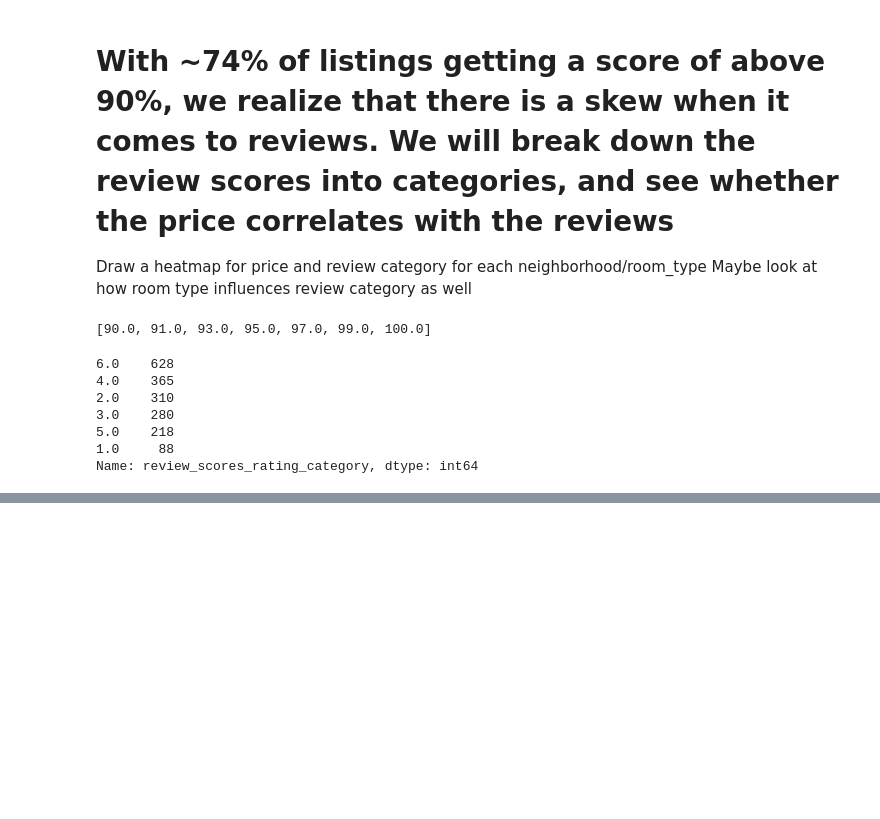
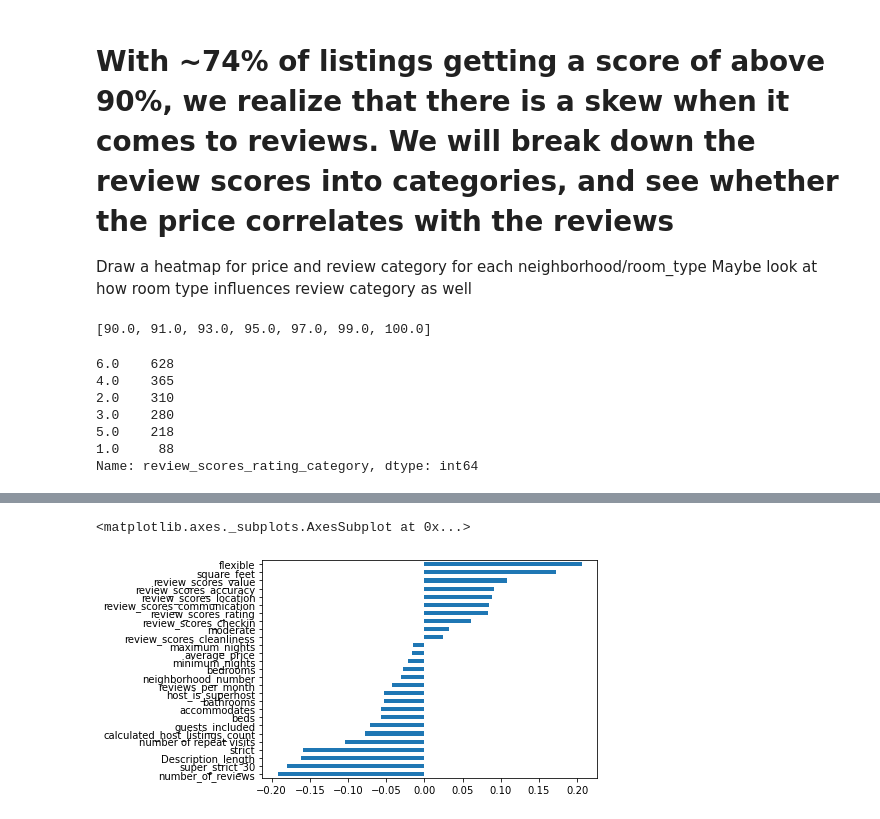
Before and after one commit to ogurashi/Boston-AirBnB-Analysis, a Jupyter notebook: rentals.ipynb, the cells around one changed output, grey strips where cells are left out. Saved outputs shown, nothing was run; the diff lists cells and outputs as text; code cells hidden in the pictures; blank space fills up the shorter version.

```diff
--- a/rentals.ipynb
+++ b/rentals.ipynb
@@ -664,0 +696,11 @@ columns_to_study = [ 'price_category_1.0',
+# %%
+listings['neighbourhood'].replace(np.nan,0,inplace = True)
+neighbourhoods = listings['neighbourhood'].dropna().value_counts().keys().tolist()
+
+listings['neighborhood_number'] = listings['neighbourhood'].apply(lambda x: neighbourhoods.index(x))
+
+
+numerical_listings = listings.loc[:,listings.dtypes != object]
+#drop any column that is all NAs
+numerical_listings.dropna(axis = 1, how = 'all',inplace = True)
+numerical_listings.columns
@@ -665,2 +729,16 @@ columns_to_study = [ 'price_category_1.0',
+# %%
+columns_to_investigate = ['neighborhood_number','average_price','accommodates',
+       'bathrooms', 'bedrooms', 'beds', 'square_feet', 'guests_included',
+       'minimum_nights', 'maximum_nights',
+       'number_of_reviews', 'review_scores_rating', 'review_scores_accuracy',
+       'review_scores_cleanliness', 'review_scores_checkin',
+       'review_scores_communication', 'review_scores_location',
+       'review_scores_value', 'calculated_host_listings_count',
+       'reviews_per_month', 'number of repeat visits', 'Description_length',
+       'flexible', 'moderate', 'strict', 'super_strict_30','host_is_superhost', '% occupied']
+numerical_listings[columns_to_investigate].corr()['% occupied'].drop('% occupied').sort_values().plot(kind = 'barh')
+# %% [output]
+<matplotlib.axes._subplots.AxesSubplot at 0x...>
+[figure, added]
 # %%
 #based on https://towardsdatascience.com/formatting-tips-for-correlation-heatmaps-in-seaborn-4478ef15d87f
```
Also changed, not shown: parts of 27 cells of this notebook.
